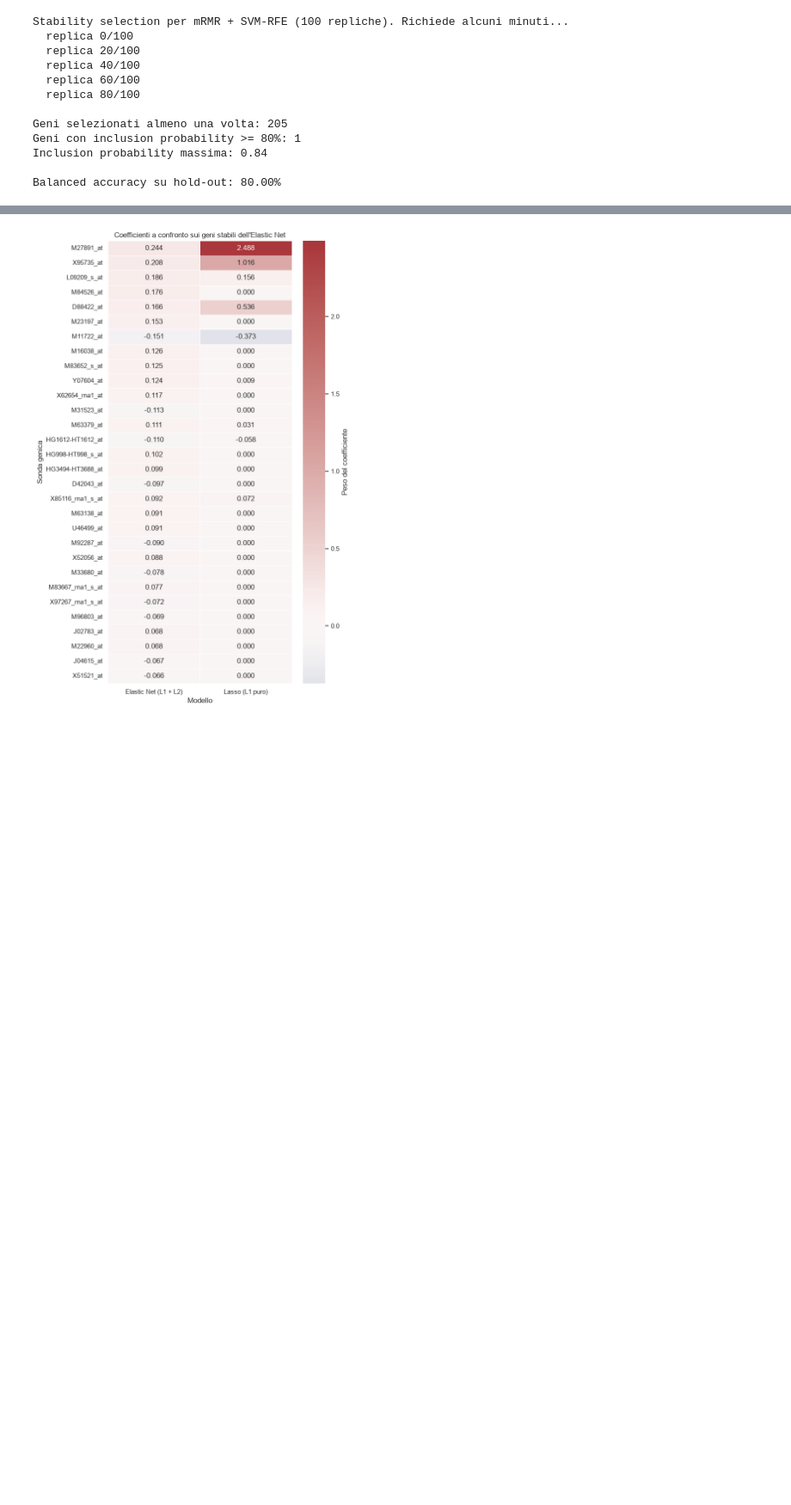
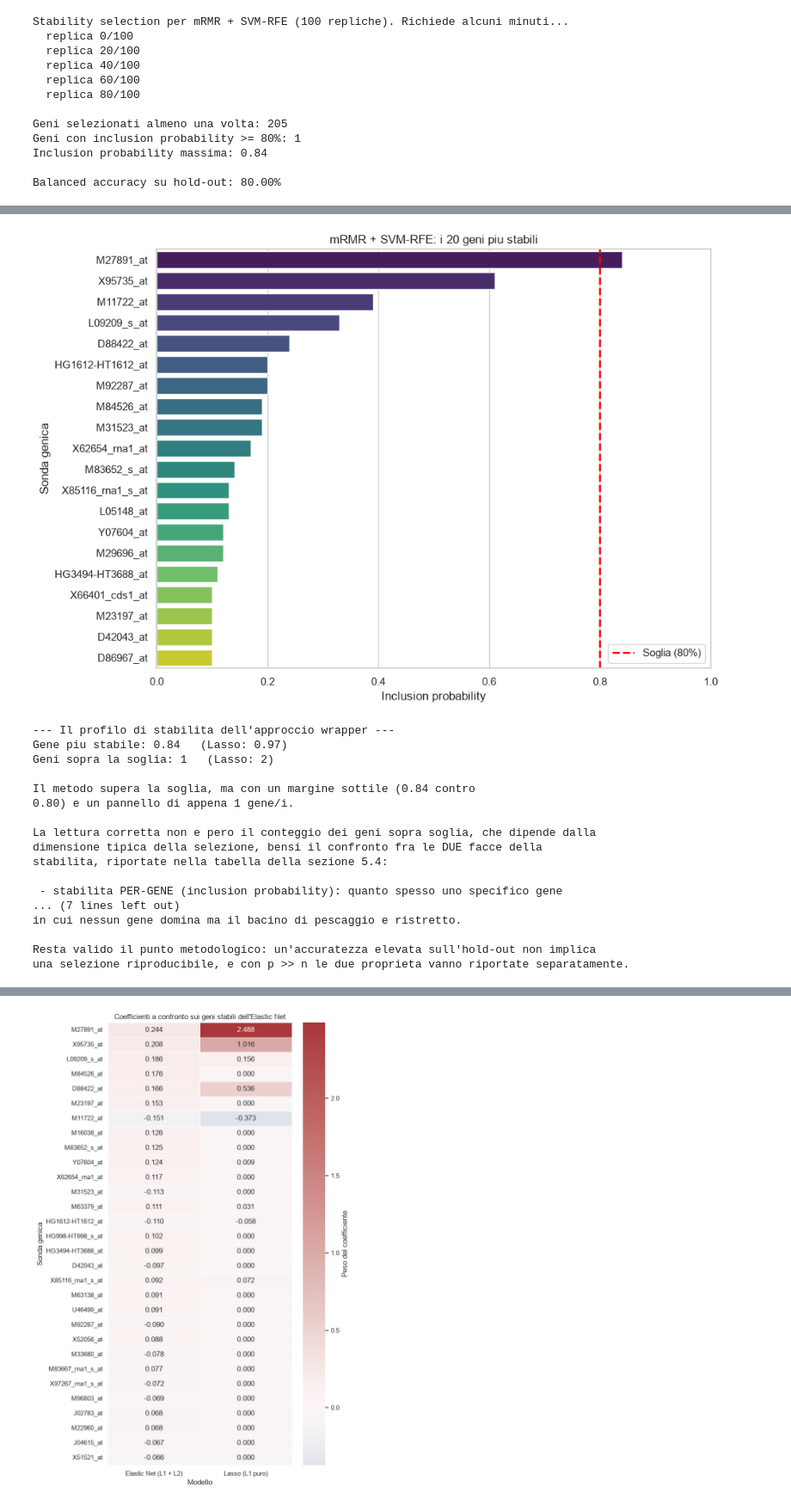
Before and after one commit to Iquadro1/analisi-dati, a Jupyter notebook: progetto/project_revised.ipynb, the cells around one changed output, grey strips where cells are left out. Shown at 86% size. Saved outputs shown, nothing was run; the diff lists cells and outputs as text; code cells hidden in the pictures; blank space fills up the shorter version.

```diff
--- a/progetto/project_revised.ipynb
+++ b/progetto/project_revised.ipynb
@@ -1340,3 +1417,67 @@ un insieme di biomarcatori.
+# %%
+top_svm = svm_stability_df.head(20)
+plt.figure(figsize=(10, 7))
+sns.barplot(data=top_svm, x="Inclusion_Probability", y="Gene_Probe",
+            hue="Gene_Probe", palette="viridis", legend=False)
+plt.axvline(STABILITY_THRESHOLD, color="red", linestyle="--", linewidth=2,
+            label=f"Soglia ({STABILITY_THRESHOLD:.0%})")
+plt.xlim(0, 1.0)
+plt.title("mRMR + SVM-RFE: i 20 geni piu stabili")
+plt.xlabel("Inclusion probability")
+plt.ylabel("Sonda genica")
+plt.legend(loc="lower right")
+plt.tight_layout()
+plt.show()
+
+svm_max = svm_stability_df["Inclusion_Probability"].max()
+lasso_max = lasso_stability_df["Inclusion_Probability"].max()
+
+print("--- Il profilo di stabilita dell'approccio wrapper ---")
+print(f"Gene piu stabile: {svm_max:.2f}   (Lasso: {lasso_max:.2f})")
+print(f"Geni sopra la soglia: {len(svm_stable_genes)}   (Lasso: {len(lasso_final_genes)})")
+print()
+if len(svm_stable_genes) == 0:
+    print("Nessun gene raggiunge la soglia: il metodo fallisce il requisito di riproducibilita")
+    print("pur raggiungendo un'ottima accuratezza sull'hold-out.")
+else:
+    print(f"Il metodo supera la soglia, ma con un margine sottile ({svm_max:.2f} contro")
+    print(f"{STABILITY_THRESHOLD:.2f}) e un pannello di appena {len(svm_stable_genes)} gene/i.")
+print()
+print("La lettura corretta non e pero il conteggio dei geni sopra soglia, che dipende dalla")
+print("dimensione tipica della selezione, bensi il confronto fra le DUE facce della")
+print("stabilita, riportate nella tabella della sezione 5.4:")
+print()
+print(" - stabilita PER-GENE (inclusion probability): quanto spesso uno specifico gene")
+print("   ricompare. Qui il Lasso e nettamente superiore.")
+print(" - stabilita PER-INSIEME (Jaccard, Kuncheva): quanto due repliche selezionano lo")
+print("   stesso insieme. Qui l'approccio wrapper e superiore al Lasso.")
+print()
+print("Non e una contraddizione: le due misure descrivono strutture di selezione diverse.")
+print("Il Lasso ha una struttura 'nucleo piu rumore', con pochi geni quasi sempre presenti e")
+print("una coda ampia di geni occasionali; l'SVM-RFE ha una struttura diffusa ma coerente,")
+print("in cui nessun gene domina ma il bacino di pescaggio e ristretto.")
+print()
+print("Resta valido il punto metodologico: un'accuratezza elevata sull'hold-out non implica")
+print("una selezione riproducibile, e con p >> n le due proprieta vanno riportate separatamente.")
+# %% [output]
+[figure, added]
+--- Il profilo di stabilita dell'approccio wrapper ---
+Gene piu stabile: 0.84   (Lasso: 0.97)
+Geni sopra la soglia: 1   (Lasso: 2)
+
+Il metodo supera la soglia, ma con un margine sottile (0.84 contro
+0.80) e un pannello di appena 1 gene/i.
+
+La lettura corretta non e pero il conteggio dei geni sopra soglia, che dipende dalla
+dimensione tipica della selezione, bensi il confronto fra le DUE facce della
+stabilita, riportate nella tabella della sezione 5.4:
+
+ - stabilita PER-GENE (inclusion probability): quanto spesso uno specifico gene
+... (7 lines left out)
+in cui nessun gene domina ma il bacino di pescaggio e ristretto.
+
+Resta valido il punto metodologico: un'accuratezza elevata sull'hold-out non implica
+una selezione riproducibile, e con p >> n le due proprieta vanno riportate separatamente.
 # %%
 en_param_grid = {"l1_ratio": [0.1, 0.5, 0.9], "C": np.logspace(-2, 1, 6)}
 en_base_model = LogisticRegression(solver="saga", class_weight="balanced",
```
Also changed, not shown: parts of 15 cells of this notebook, 1 other file.
